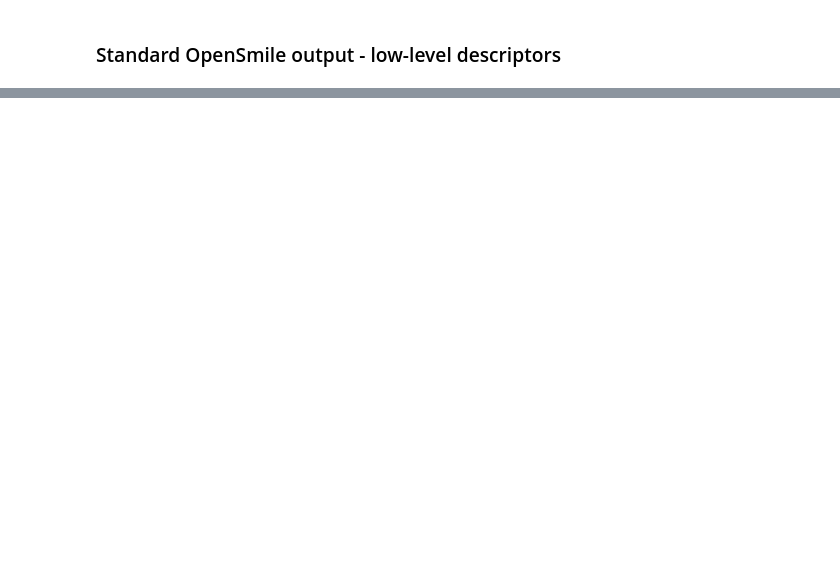
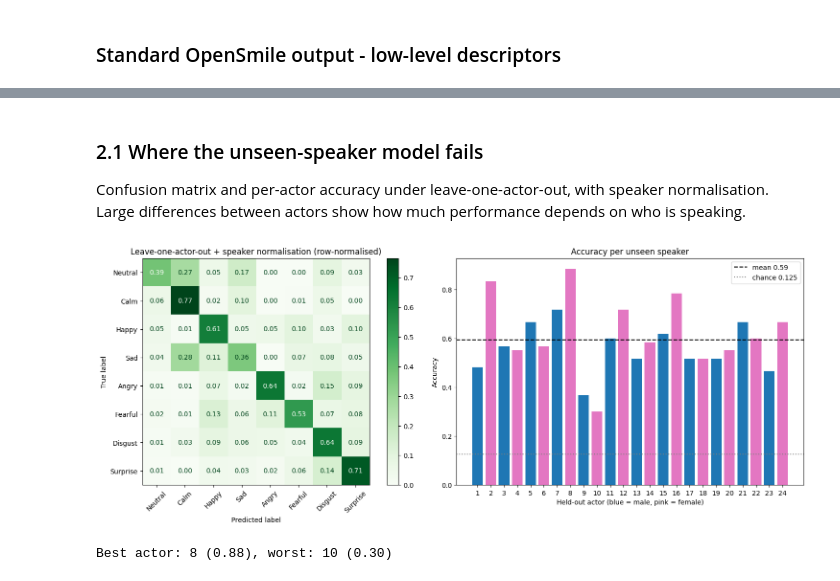
Before and after one commit to zombi170/audio-nlp-processing, a Jupyter notebook: opensmile.ipynb, the cells around one changed output, grey strips where cells are left out. Drawn from its saved outputs; the diff is of its cells as text; code cells hidden in the pictures; blank space fills up the shorter version.

```diff
--- a/opensmile.ipynb
+++ b/opensmile.ipynb
@@ -267,0 +217,37 @@ plt.show()
+# %% [markdown]
+### 2.1 Where the unseen-speaker model fails
+
+Confusion matrix and per-actor accuracy under leave-one-actor-out, with speaker normalisation. Large differences between actors show how much performance depends on who is speaking.
+# %%
+import matplotlib.pyplot as plt
+from sklearn.metrics import ConfusionMatrixDisplay
+
+emotion_dict = {1: 'Neutral', 2: 'Calm', 3: 'Happy', 4: 'Sad',
+                5: 'Angry', 6: 'Fearful', 7: 'Disgust', 8: 'Surprise'}
+labels_sorted = sorted(emotion_dict)
+
+y_pred_loao = cross_val_predict(clone(pipeline), X_spk, y, cv=LeaveOneGroupOut(), groups=actors, n_jobs=-1)
+
+fig, axes = plt.subplots(1, 2, figsize=(16, 6))
+ConfusionMatrixDisplay.from_predictions(
+    y, y_pred_loao, labels=labels_sorted,
+    display_labels=[emotion_dict[l] for l in labels_sorted],
+    normalize='true', values_format='.2f', cmap='Greens', xticks_rotation=45, ax=axes[0])
+axes[0].set_title('Leave-one-actor-out + speaker normalisation (row-normalised)')
+
+per_actor = pd.Series(y_pred_loao == y).groupby(actors).mean()
+colors = ['tab:blue' if a % 2 else 'tab:pink' for a in per_actor.index]
+axes[1].bar(per_actor.index.astype(str), per_actor.values, color=colors)
+axes[1].axhline(per_actor.mean(), color='black', linestyle='--', label=f"mean {per_actor.mean():.2f}")
+axes[1].axhline(0.125, color='grey', linestyle=':', label='chance 0.125')
+axes[1].set_xlabel('Held-out actor (blue = male, pink = female)')
+axes[1].set_ylabel('Accuracy')
+axes[1].set_title('Accuracy per unseen speaker')
+axes[1].legend()
+plt.tight_layout()
+plt.show()
+
+print(f"Best actor: {per_actor.idxmax()} ({per_actor.max():.2f}), worst: {per_actor.idxmin()} ({per_actor.min():.2f})")
+# %% [output]
+[figure, added]
+Best actor: 8 (0.88), worst: 10 (0.30)
```
Also changed, not shown: parts of 16 cells of this notebook, 1 other file.
